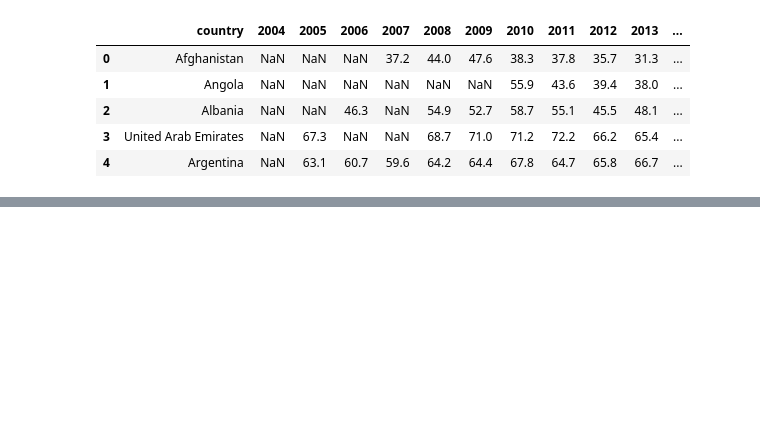
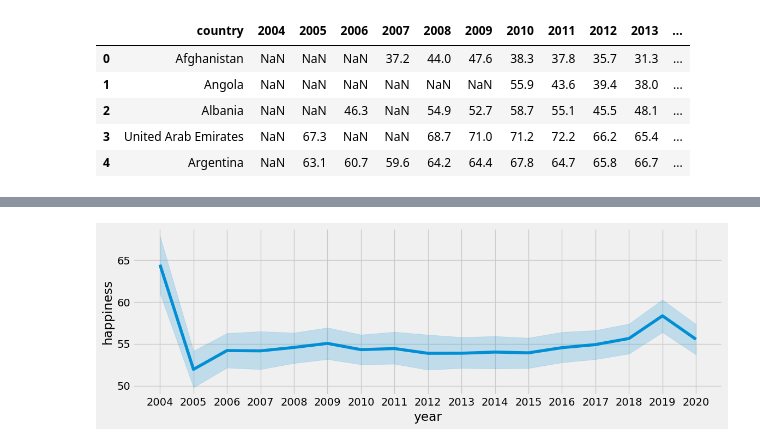
Before and after one commit to jpz129/fifa, a Jupyter notebook: fifa.ipynb, the cells around one changed output, grey strips where cells are left out. Saved outputs shown, nothing was run; the diff lists cells and outputs as text; code cells hidden in the pictures; blank space fills up the shorter version.

```diff
--- a/fifa.ipynb
+++ b/fifa.ipynb
@@ -83,3 +339,7 @@ happy.head()
 | 2 | Albania | NaN | NaN | 46.3 | NaN | 54.9 | 52.7 | 58.7 | 55.1 | 45.5 | 48.1 | ... |
 | 3 | United Arab Emirates | NaN | 67.3 | NaN | NaN | 68.7 | 71.0 | 71.2 | 72.2 | 66.2 | 65.4 | ... |
 | 4 | Argentina | NaN | 63.1 | 60.7 | 59.6 | 64.2 | 64.4 | 67.8 | 64.7 | 65.8 | 66.7 | ... |
+# %%
+# change the format
+happy = happy.melt(id_vars=('country'), var_name='year', value_name='happiness')
+happy
@@ -85,0 +360,10 @@ happy.head()
+# %%
+import matplotlib.pyplot as plt
+import seaborn as sns
+plt.style.use('fivethirtyeight')
+# plot world happiness for fun
+plt.figure(figsize=(12,4))
+sns.lineplot(data=happy, x='year', y='happiness')
+plt.tight_layout()
+# %% [output]
+[figure, added]
```
Also changed, not shown: parts of 49 cells of this notebook, 4 other files.
